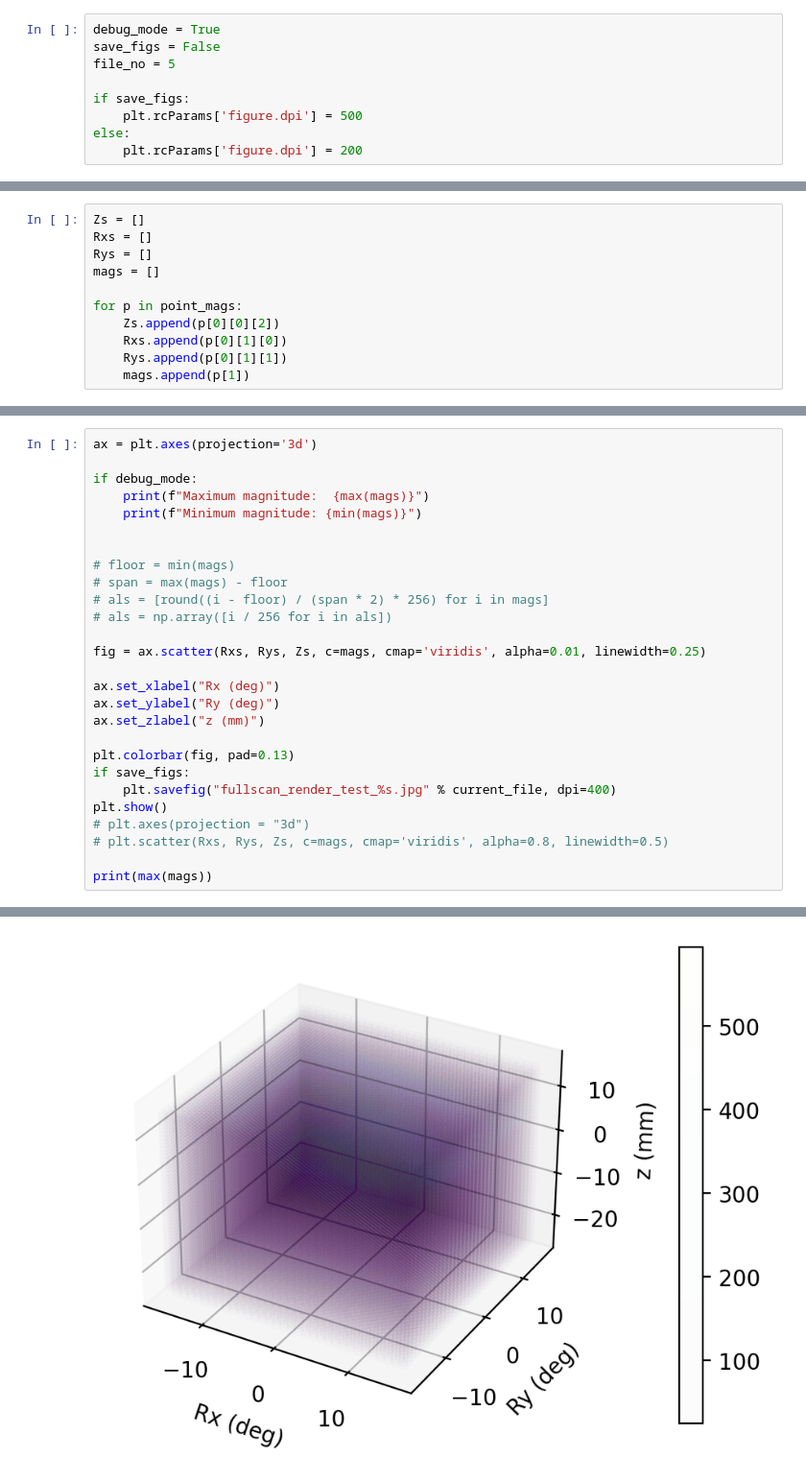
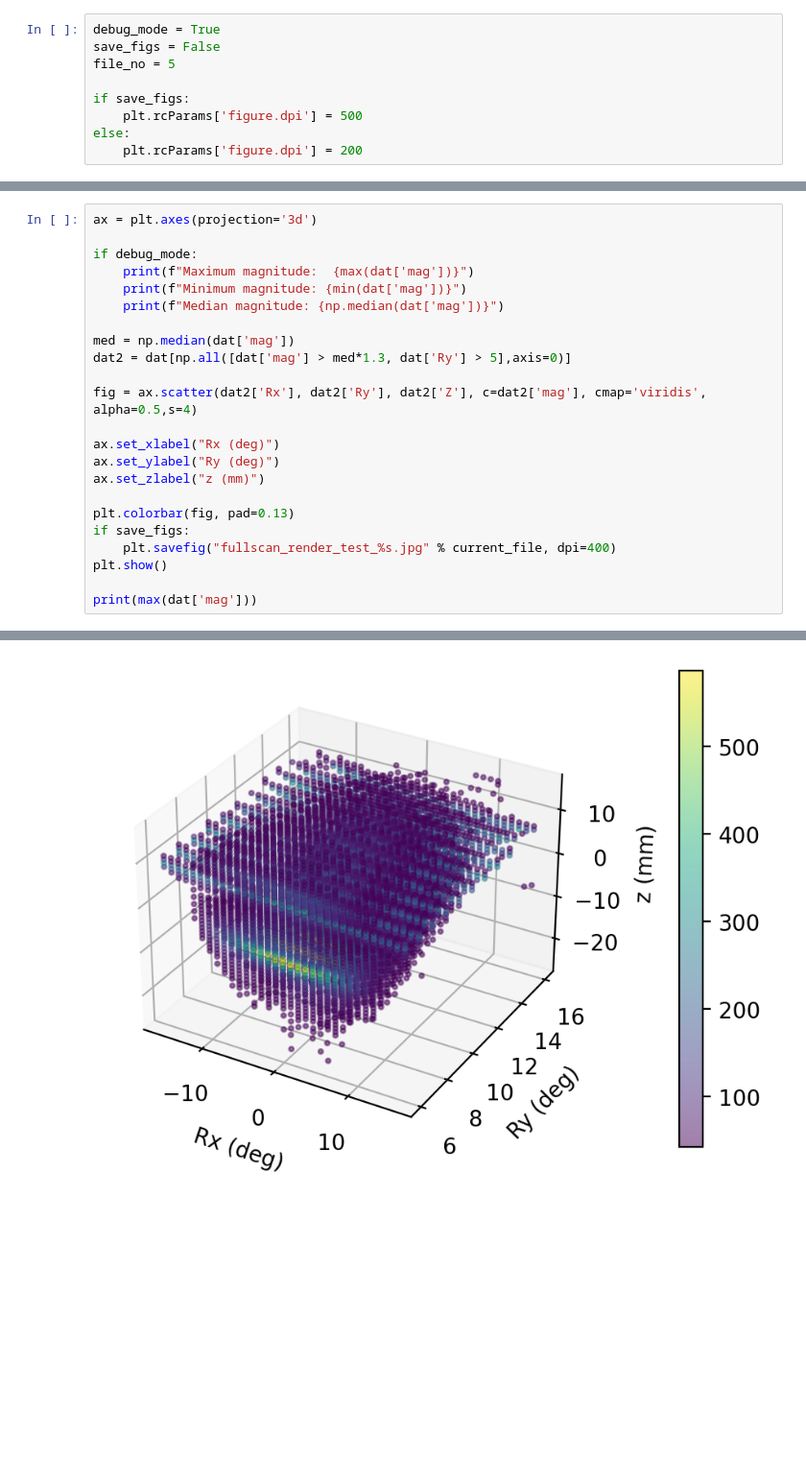
Before and after one commit to Benji-UW/COBOT-Transducer-Control-Code, a Jupyter notebook: Rebuilding_Everything/Debugging Scripts/Fullscan_renders.ipynb, the cells around one changed output, grey strips where cells are left out. Shown at 96% size. Drawn from its saved outputs; the diff is of its cells as text; blank space fills up the shorter version.

```diff
--- a/Rebuilding_Everything/Debugging Scripts/Fullscan_renders.ipynb
+++ b/Rebuilding_Everything/Debugging Scripts/Fullscan_renders.ipynb
@@ -69,14 +69,3 @@ c:\Users\ander\Documents\COBOT-Transducer-Control-Code\Rebuilding_Everything\Sca
 range of motion: {'X': [0, 0], 'Y': [0, 0], 'Z': [-25.0, 15.0], 'Rx': [-16, 16], 'Ry': [-16, 16], 'Rz': [0, 0]}
 resolution: [0.8, 1]
 max_point: [[[0.0, 0.0, -5.0], [1.0, 5.0, 0.0]], 594.043]
-# %%
-Zs = []
-Rxs = []
-Rys = []
-mags = []
-
-for p in point_mags:
-    Zs.append(p[0][0][2])
-    Rxs.append(p[0][1][0])
-    Rys.append(p[0][1][1])
-    mags.append(p[1])
@@ -84,16 +110,14 @@ for p in point_mags:
 ax = plt.axes(projection='3d')
 
 if debug_mode:
-    print(f"Maximum magnitude:  {max(mags)}")
-    print(f"Minimum magnitude: {min(mags)}")
+    print(f"Maximum magnitude:  {max(dat['mag'])}")
+    print(f"Minimum magnitude: {min(dat['mag'])}")
+    print(f"Median magnitude: {np.median(dat['mag'])}")
 
+med = np.median(dat['mag'])
+dat2 = dat[np.all([dat['mag'] > med*1.3, dat['Ry'] > 5],axis=0)]
 
-# floor = min(mags)
-# span = max(mags) - floor
-# als = [round((i - floor) / (span * 2) * 256) for i in mags]
-# als = np.array([i / 256 for i in als])
-
-fig = ax.scatter(Rxs, Rys, Zs, c=mags, cmap='viridis', alpha=0.01, linewidth=0.25)
+fig = ax.scatter(dat2['Rx'], dat2['Ry'], dat2['Z'], c=dat2['mag'], cmap='viridis', alpha=0.5,s=4)
 
 ax.set_xlabel("Rx (deg)")
 ax.set_ylabel("Ry (deg)")
@@ -103,10 +127,8 @@ plt.colorbar(fig, pad=0.13)
 if save_figs:
     plt.savefig("fullscan_render_test_%s.jpg" % current_file, dpi=400)
 plt.show()
-# plt.axes(projection = "3d")
-# plt.scatter(Rxs, Rys, Zs, c=mags, cmap='viridis', alpha=0.8, linewidth=0.5)
 
-print(max(mags))
+print(max(dat['mag']))
 # %% [output]
 Maximum magnitude:  594.043
 Minimum magnitude: 24.72
@@ -113,3 +136,3 @@ Minimum magnitude: 24.72
-[figure, old version]
+[figure, new version]
 594.043
 # %%
```
Also changed, not shown: parts of 10 cells of this notebook, 4 other files.
